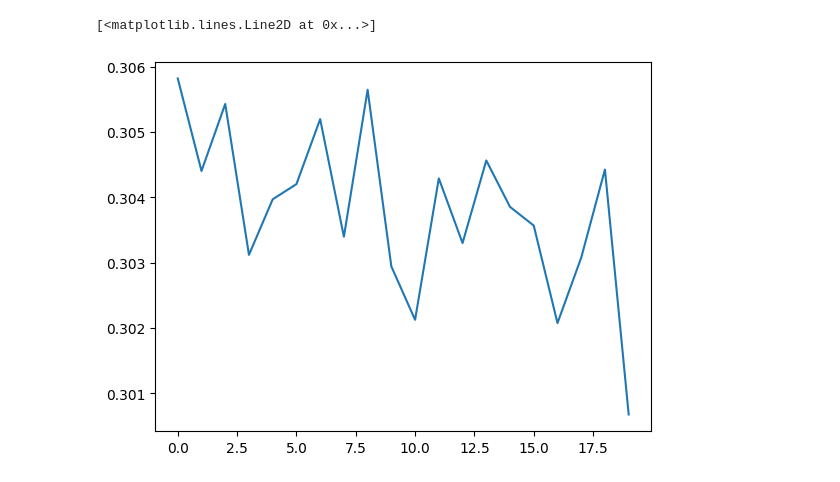
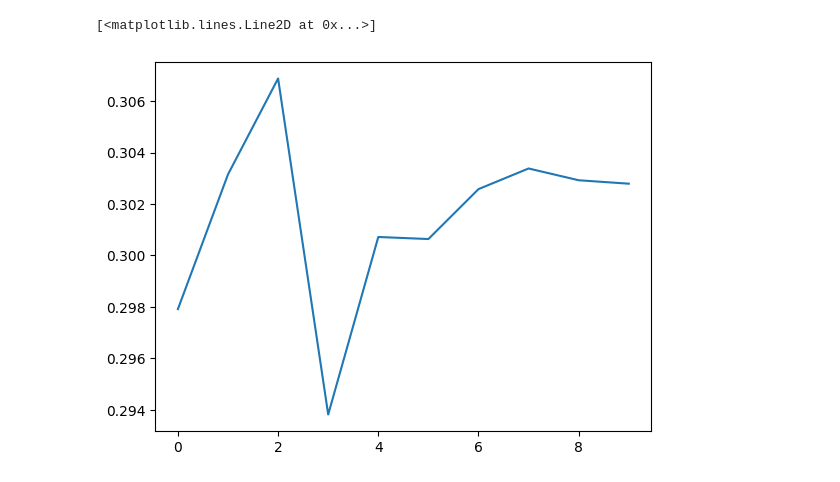
Before and after one commit to aaron-avram/VFNN, a Jupyter notebook: notebooks/dev.ipynb, the cells around one changed output. Drawn from its saved outputs; the diff is of its cells as text; code cells hidden in the pictures.

```diff
--- a/notebooks/dev.ipynb
+++ b/notebooks/dev.ipynb
@@ -227,7 +227,7 @@ def sgd(model: VFNN, xs: torch.Tensor, ys: torch.Tensor, lr: float = 0.1, batch_
 model = VFNN(64, 32, (64, 128,  27))
 # %%
 model.train()
-lossi = sgd(model, xs_train, ys_train, lr=0.01, batch_size=60, steps=20000)
+lossi = sgd(model, xs_train, ys_train, lr=0.01, batch_size=60, steps=1000)
 from matplotlib import pyplot as plt
-plt.plot(torch.tensor(lossi).view(-1, 1000).mean(1))
+plt.plot(torch.tensor(lossi).view(-1, 100).mean(1))
 # %% [output]
@@ -251,5 +244,5 @@ Loss: 1.9167274236679077 on step: 19901
 [<matplotlib.lines.Line2D at 0x...>]
-[figure, old version]
+[figure, new version]
 # %%
 model.eval()
 logits = model.forward(xs_val)
```
Also changed, not shown: parts of 3 cells of this notebook.
